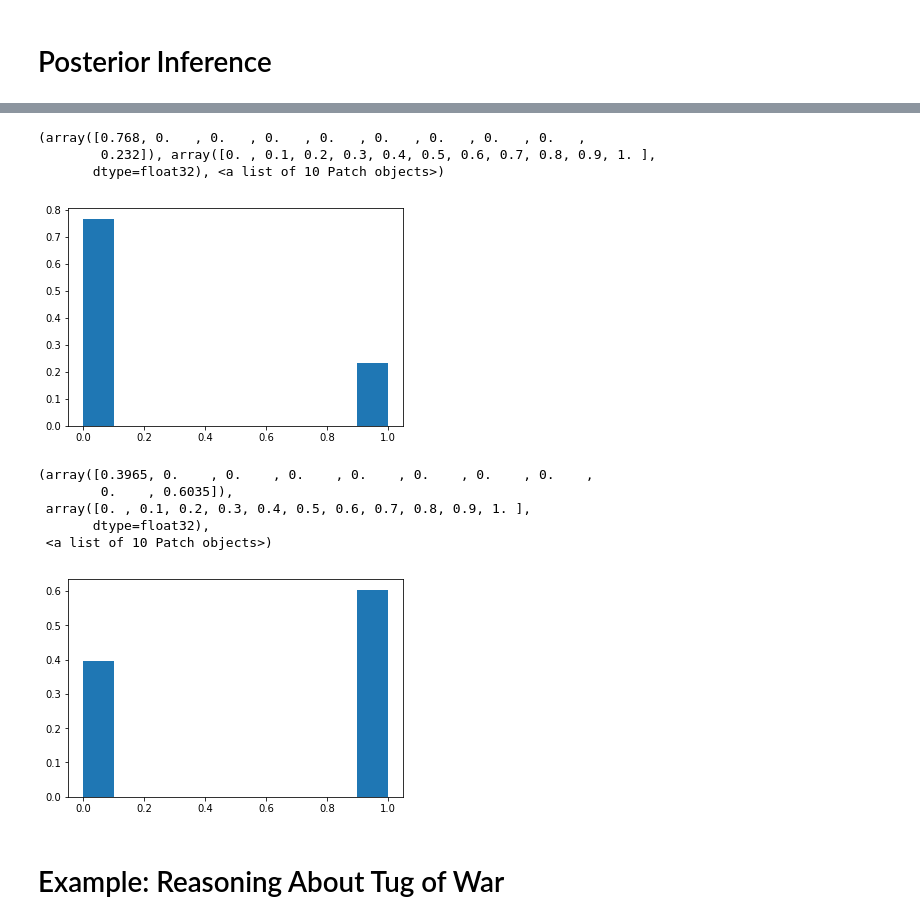
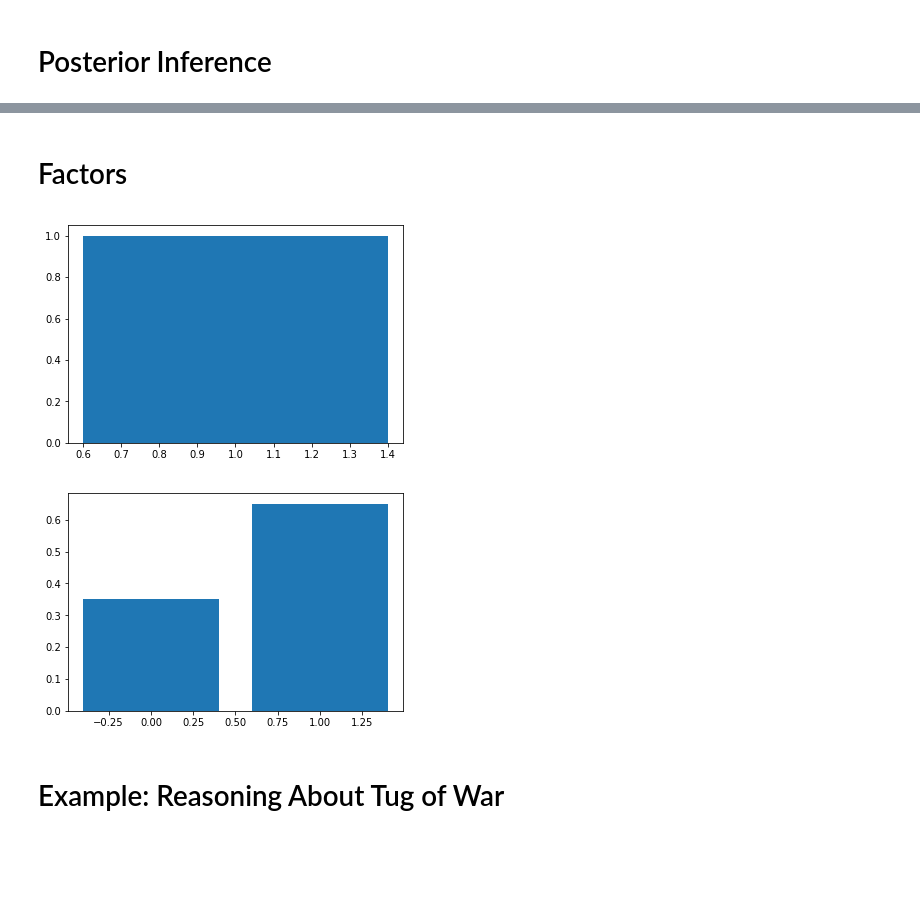
Before and after one commit to ebigelow/probmods-pyro, a Jupyter notebook: Chapter 3 - Conditioning.ipynb, the cells around one changed output, grey strips where cells are left out. Saved outputs shown, nothing was run; the diff lists cells and outputs as text; code cells hidden in the pictures; blank space fills up the shorter version.

Commit message:
Major progress on pyro webppl implementation - enumeration and rejection sampling.

```diff
--- a/Chapter 3 - Conditioning.ipynb
+++ b/Chapter 3 - Conditioning.ipynb
@@ -129,14 +91,14 @@ viz(dist)
 # Posterior Inference
 # %%
 observed_data = True
-prior = flip
-likelihood = lambda h: (flip(0.9) if h else flip(0.1))
+prior = lambda: pflip('prior', 0.5)
+likelihood = lambda h: (pflip('h', 0.9) if h else pflip('h', 0.1))
 
 def model():
     hypothesis = prior()
     data = likelihood(hypothesis)
-    condition('likelihood', data == observed_data)
-    # condition(data == observed_data)
+#     pyro.sample('cond', dist.Normal(data, 1e-15), obs=torch.tensor(observed_data))
+    condition('cond', data, observed_data)
     return hypothesis
 
 posterior = Infer(model)
@@ -149,11 +110,8 @@ viz(posterior)
 # %%
-def model():
-    true_x = dist.Normal(0, 1).sample()
-
-    # WebPPL: observe(dist.Normal(true_x, 0.1), 0.2)
-    pyro.sample('obs_x', dist.Normal(true_x, 0.1), obs=0.2)
-
+def conditioned_model():
+    true_x = dist.Normal(0, 1).sample()      #pyro.sample('true_x', dist.Normal(0, 1))
+    pyro.sample('obs_x', dist.Normal(true_x, 0.1), obs=torch.tensor(0.2))
     return true_x
 
-viz(Infer(model))
+viz(Infer(conditioned_model, posterior_method='forward', draw_samples=True))
 # %% [output]
@@ -166,0 +119,13 @@ viz(Infer(model))
+# %%
+def model():
+    A = pflip('A', 0.5)
+    B = pflip('B', 0.5)
+    C = pflip('C', 0.5)
+    D = int(A + B + C >= 2)
+    pyro.sample('D', dist.Normal(D, 1e-15))
+    return A
+
+conditioned_model = pyro.condition(model, data={'D': torch.tensor(2)})
+
+d = Infer(conditioned_model, posterior_method='enumerate')
+viz(d)
@@ -167,34 +134,25 @@ viz(Infer(model))
+# %% [markdown]
+# Factors
 # %%
-def f():
+def model():
     A = flip()
-    B = flip()
-    C = flip()
-    condition('D', A + B + C >= 2)
+    factor('B', (0 if A else -99999))
     return A
 
-d = Infer(f)
+d = Infer(model, num_samples=int(1e4))
 viz(d)
 # %% [output]
-(array([0.768, 0.   , 0.   , 0.   , 0.   , 0.   , 0.   , 0.   , 0.   ,
-        0.232]), array([0. , 0.1, 0.2, 0.3, 0.4, 0.5, 0.6, 0.7, 0.8, 0.9, 1. ],
-       dtype=float32), <a list of 10 Patch objects>)
-[figure, old version]
+[figure, new version]
 # %%
-# TODO: why is this prob (~0.4) lower than PCM+WebPPL (~0.27)?
-def f():
-    A = flip()
-    factor('B', (1 if A else 0))
+def model():
+    A = pflip('A', 0.5)
+    factor('B', (0 if A else -1))
     return A
 
-d = Infer(f, num_samples=int(1e4))
+d = Infer(model, num_samples=int(1e4))
 viz(d)
 # %% [output]
-(array([0.3965, 0.    , 0.    , 0.    , 0.    , 0.    , 0.    , 0.    ,
-        0.    , 0.6035]),
- array([0. , 0.1, 0.2, 0.3, 0.4, 0.5, 0.6, 0.7, 0.8, 0.9, 1. ],
-       dtype=float32),
- <a list of 10 Patch objects>)
-[figure, old version]
+[figure, new version]
 # %% [markdown]
 # Example: Reasoning About Tug of War
 # %%
```
Also changed, not shown: parts of 43 cells of this notebook, 3 other files.
